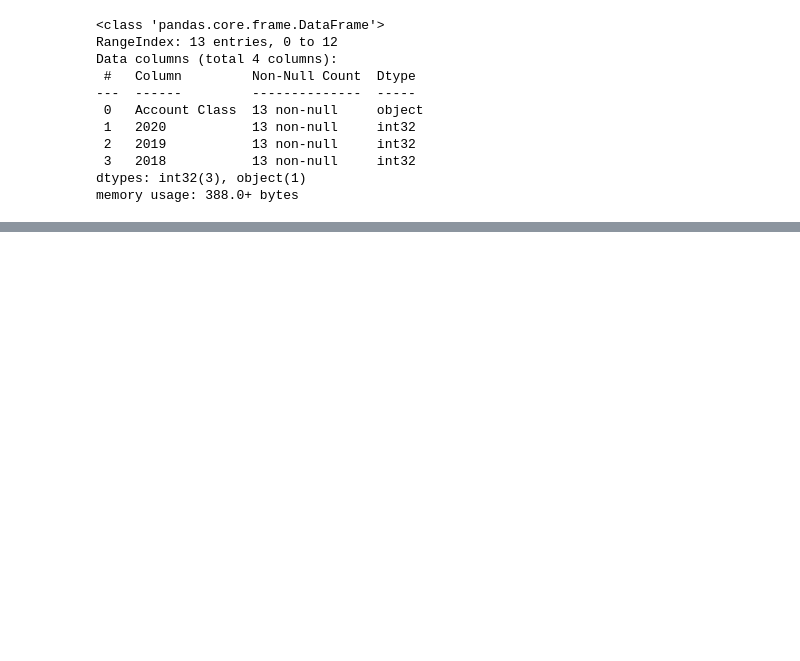
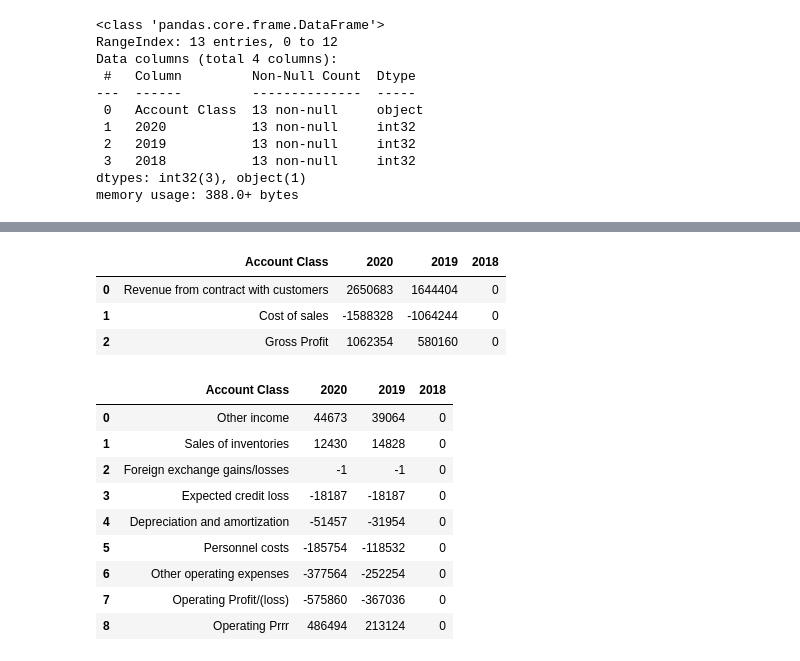
Before and after one commit to nkwachiabel/accounting_functions, a Jupyter notebook: Accounting functions/Accounting functions notebook.ipynb, the cells around one changed output, grey strips where cells are left out. Saved outputs shown, nothing was run; the diff lists cells and outputs as text; code cells hidden in the pictures; blank space fills up the shorter version.

```diff
--- a/Accounting functions/Accounting functions notebook.ipynb
+++ b/Accounting functions/Accounting functions notebook.ipynb
@@ -90,0 +142,50 @@ memory usage: 388.0+ bytes
+# %%
+def append_sum_row(df, df2, ac_cls, tot_name=""):
+    net_row = pd.concat([df.iloc[[-1]], df2.iloc[[-1]]], ignore_index=True)
+    total_row = net_row.select_dtypes(include=['number']).sum()
+    total_row[ac_cls] = tot_name
+    net_row = pd.concat([df2, total_row.to_frame().T], ignore_index=True)
+    return net_row
+# %%
+def get_gross_profit():
+    grs_pro = trial_bal_test_3.copy()
+    grs_pro = grs_pro[grs_pro['Account Class'].isin(['Revenue from contract with customers','Cost of sales'])]
+    grs_pro = uty.acct_summary(grs_pro, 'FS Classification', 'Income_Statement', 'Account Code',
+                           'Account Class',1000,rounding=0, positive=False, sort_order=True, sum_row='Gross Profit')
+#     grs_pro = grs_pro.style.apply(lambda x: ['font-weight: bold' if i == len(x)-1 else '' for i in range(len(x))])
+    return grs_pro
+
+grs_pro = get_gross_profit()
+grs_pro
+# %% [output]
+|  | Account Class | 2020 | 2019 | 2018 |
+| 0 | Revenue from contract with customers | 2650683 | 1644404 | 0 |
+| 1 | Cost of sales | -1588328 | -1064244 | 0 |
+| 2 | Gross Profit | 1062354 | 580160 | 0 |
+# %%
+def get_oper_pr_loss():
+    other_inc = trial_bal_test_3.copy()
+    other_inc = other_inc[~other_inc['Account Class'].isin(['Revenue from contract with customers','Cost of sales',
+                                                          'Finance income', 'Interest expense', 'Income tax expense'])]
+    other_inc = uty.acct_summary(other_inc, 'FS Classification', 'Income_Statement', 'Account Code',
+                           'Account Class',1000,rounding=0, positive=False, sort_order=True,
+                                 sum_row='Operating Profit/(loss)')
+    numeric_cols = other_inc.select_dtypes(include=['number'])
+    other_inc = append_sum_row(grs_pro, other_inc, 'Account Class', tot_name="Operating Prrr")
+    other_inc[numeric_cols.columns] = other_inc[numeric_cols.columns].apply(pd.to_numeric, errors='coerce')
+#     other_inc = other_inc.style.apply(lambda x: ['font-weight: bold' if i == len(x)-1 else '' for i in range(len(x))])
+    return other_inc
+
+opr_pr_los = get_oper_pr_loss()
+opr_pr_los
+# %% [output]
+|  | Account Class | 2020 | 2019 | 2018 |
+| 0 | Other income | 44673 | 39064 | 0 |
+| 1 | Sales of inventories | 12430 | 14828 | 0 |
+| 2 | Foreign exchange gains/losses | -1 | -1 | 0 |
+| 3 | Expected credit loss | -18187 | -18187 | 0 |
+| 4 | Depreciation and amortization | -51457 | -31954 | 0 |
+| 5 | Personnel costs | -185754 | -118532 | 0 |
+| 6 | Other operating expenses | -377564 | -252254 | 0 |
+| 7 | Operating Profit/(loss) | -575860 | -367036 | 0 |
+| 8 | Operating Prrr | 486494 | 213124 | 0 |
```
Also changed, not shown: parts of 19 cells of this notebook, 3 other files.
